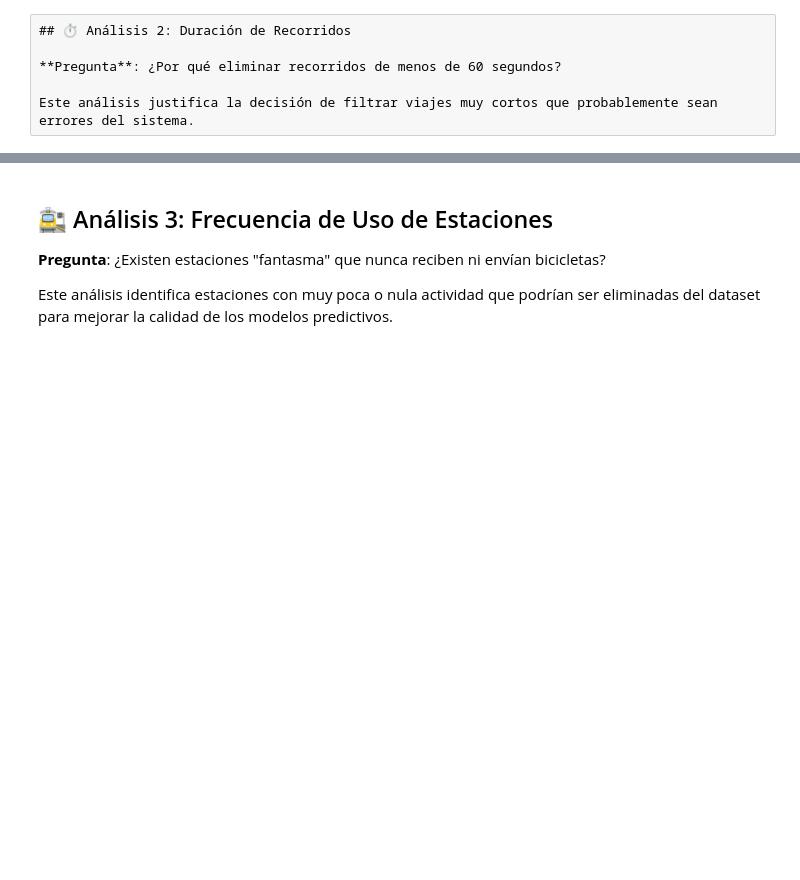
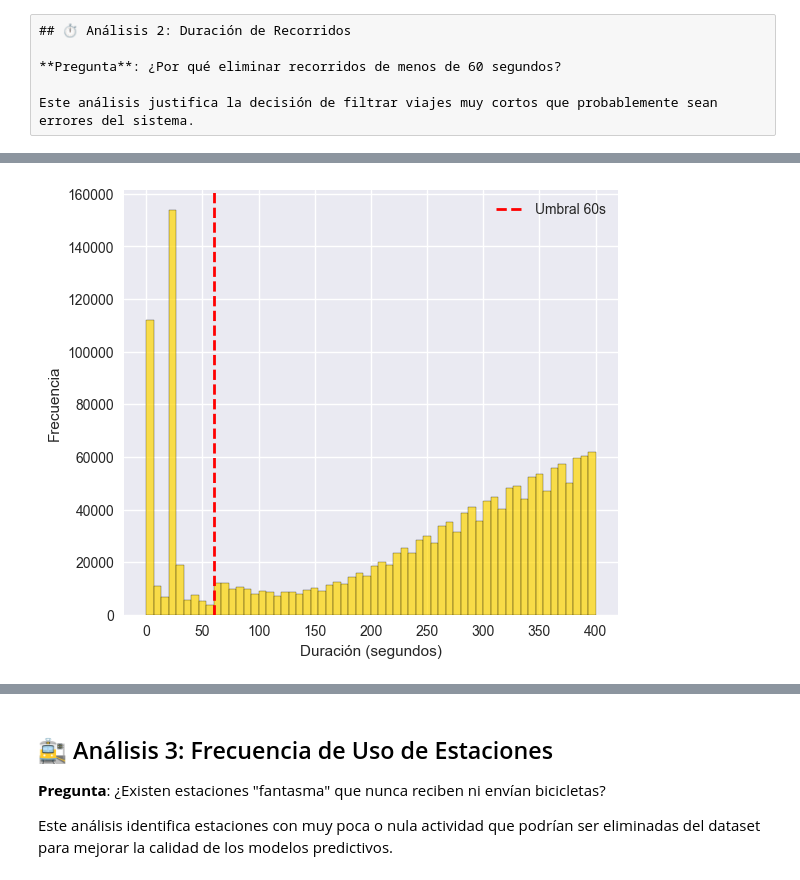
Before and after one commit to mattemusacchio/ML_Bicis, a Jupyter notebook: analisis_exploratorio_limpieza.ipynb, the cells around one changed output, grey strips where cells are left out. Cells and saved outputs as stored; diff of their text form; code cells hidden in the pictures; blank space fills up the shorter version.

```diff
--- a/analisis_exploratorio_limpieza.ipynb
+++ b/analisis_exploratorio_limpieza.ipynb
@@ -312,0 +211,66 @@ if datasets:
+# %%
+# Análisis de duración de recorridos
+if datasets:
+    # sample_data = pd.concat(list(datasets.values())[:2], ignore_index=True)  # Usar solo 2 años para velocidad
+
+    # Convertir duración a numérico para todos los datasets
+    for year, df in datasets.items():
+        df['duracion_recorrido'] = pd.to_numeric(
+            df['duracion_recorrido'].astype(str).str.replace(',', ''),
+            errors='coerce'
+        )
+
+    # Concatenar todos los datasets
+    valid_duration = pd.concat(datasets.values(), ignore_index=True)
+    valid_duration = valid_duration.dropna(subset=['duracion_recorrido'])
+
+
+    # # Convertir duración a numérico
+    # datasets['duracion_recorrido'] = pd.to_numeric(
+    #     datasets['duracion_recorrido'].astype(str).str.replace(',', ''),
+    #     errors='coerce'
+    # )
+
+    # # Filtrar valores válidos
+    # valid_duration = datasets.dropna(subset=['duracion_recorrido'])
+
+    # 3. Zoom en duraciones cortas (0-300 segundos)
+    short_trips = valid_duration[valid_duration['duracion_recorrido'] <= 400]
+    fig,ax = plt.subplots(figsize=(6,5))
+    ax.hist(short_trips['duracion_recorrido'], bins=60, alpha=0.7, color='gold', edgecolor='black')
+    # ax.set_title('Zoom: Recorridos ≤ 5 minutos')
+    ax.set_xlabel('Duración (segundos)')
+    ax.set_ylabel('Frecuencia')
+    ax.axvline(60, color='red', linestyle='--', linewidth=2, label='Umbral 60s')
+    ax.legend()
+
+    # Rotar etiquetas
+    for ax in axes.flat:
+        ax.tick_params(axis='x', rotation=45)
+
+    plt.tight_layout()
+    plt.show()
+
+    # Estadísticas de duración
+    print("\n📊 ESTADÍSTICAS DE DURACIÓN:")
+    print(f"• Total registros con duración válida: {len(valid_duration):,}")
+    print(f"• Duración mínima: {valid_duration['duracion_recorrido'].min():.0f} segundos")
+    print(f"• Duración máxima: {valid_duration['duracion_recorrido'].max():.0f} segundos")
+    print(f"• Duración promedio: {valid_duration['duracion_recorrido'].mean():.0f} segundos")
+    print(f"• Duración mediana: {valid_duration['duracion_recorrido'].median():.0f} segundos")
+
+    # Análisis específico de viajes muy cortos
+    very_short = valid_duration[valid_duration['duracion_recorrido'] < 60]
+    short_60_300 = valid_duration[(valid_duration['duracion_recorrido'] >= 60) & (valid_duration['duracion_recorrido'] < 300)]
+
+    print(f"\n🔍 ANÁLISIS DE VIAJES CORTOS:")
+    print(f"• Viajes < 60 segundos: {len(very_short):,} ({len(very_short)/len(valid_duration)*100:.2f}%)")
+    print(f"• Viajes 60-300 segundos: {len(short_60_300):,} ({len(short_60_300)/len(valid_duration)*100:.2f}%)")
+    print(f"• Duración promedio de viajes < 60s: {very_short['duracion_recorrido'].mean():.1f} segundos")
+
+    print(f"\n💡 JUSTIFICACIÓN UMBRAL 60s:")
+    print(f"• Eliminar {len(very_short):,} registros sospechosos ({len(very_short)/len(valid_duration)*100:.2f}% del total)")
+    print(f"• Recorridos < 60s probablemente son errores del sistema o cancelaciones")
+    print(f"• Tiempo insuficiente para un viaje real en bicicleta")
+# %% [output]
+[figure, added]
```
Also changed, not shown: parts of 3 cells of this notebook, 7 other files.
